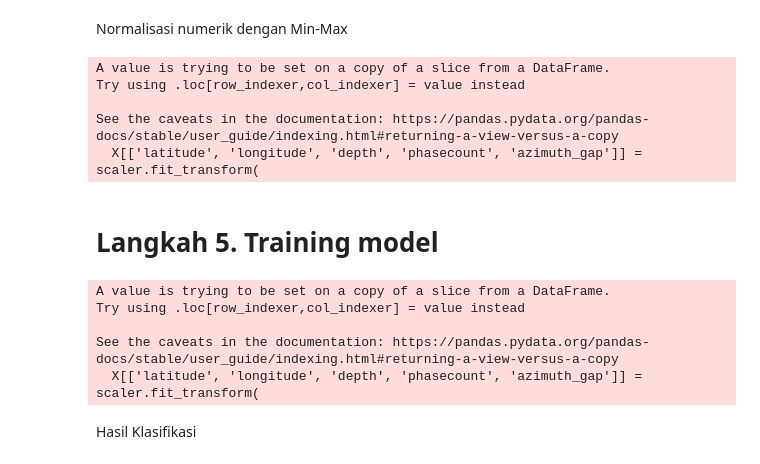
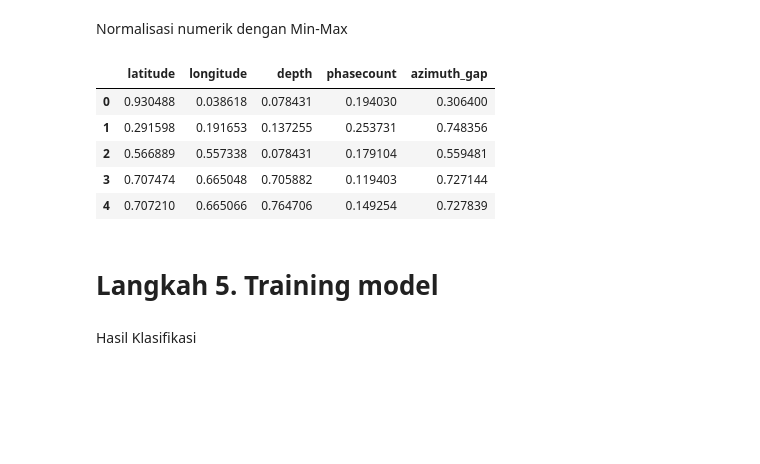
Before and after one commit to Faris0520/filecolab, a Jupyter notebook: Data Mining/Jurnal_Penambangan.ipynb, the cells around one changed output. Cells and saved outputs as stored; diff of their text form; code cells hidden in the pictures; blank space fills up the shorter version.

```diff
--- a/Data Mining/Jurnal_Penambangan.ipynb
+++ b/Data Mining/Jurnal_Penambangan.ipynb
@@ -285,20 +266,24 @@ Normalisasi numerik dengan Min-Max
 # %%
 from sklearn.preprocessing import MinMaxScaler
 
 features = ['latitude', 'longitude', 'depth', 'phasecount', 'azimuth_gap', 'mag_type_encoded']
-X = df[features]
+
+X = df[features].copy()
 y = df['kategori_magnitude']
 
-# Normalisasi fitur numerik
 scaler = MinMaxScaler()
 X[['latitude', 'longitude', 'depth', 'phasecount', 'azimuth_gap']] = scaler.fit_transform(
-    X[['latitude', 'longitude', 'depth', 'phasecount', 'azimuth_gap']])
+    X[['latitude', 'longitude', 'depth', 'phasecount', 'azimuth_gap']]
+)
+
+X[['latitude', 'longitude', 'depth', 'phasecount', 'azimuth_gap']].head()
 # %% [output]
-A value is trying to be set on a copy of a slice from a DataFrame.
-Try using .loc[row_indexer,col_indexer] = value instead
-
-See the caveats in the documentation: https://pandas.pydata.org/pandas-docs/stable/user_guide/indexing.html#returning-a-view-versus-a-copy
-  X[['latitude', 'longitude', 'depth', 'phasecount', 'azimuth_gap']] = scaler.fit_transform(
+|  | latitude | longitude | depth | phasecount | azimuth_gap |
+| 0 | 0.930488 | 0.038618 | 0.078431 | 0.194030 | 0.306400 |
+| 1 | 0.291598 | 0.191653 | 0.137255 | 0.253731 | 0.748356 |
+| 2 | 0.566889 | 0.557338 | 0.078431 | 0.179104 | 0.559481 |
+| 3 | 0.707474 | 0.665048 | 0.705882 | 0.119403 | 0.727144 |
+| 4 | 0.707210 | 0.665066 | 0.764706 | 0.149254 | 0.727839 |
 # %% [markdown]
 # **Langkah 5. Training model**
 # %%
@@ -321,13 +306,14 @@ df['location_encoded'] = le_location.fit_transform(df['location'])
 
 # Pilih fitur dan target
 features = ['latitude', 'longitude', 'depth', 'phasecount', 'azimuth_gap', 'mag_type_encoded']
-X = df[features]
+X = df[features].copy()
 y = df['kategori_magnitude']
 
 # Normalisasi fitur numerik
 scaler = MinMaxScaler()
 X[['latitude', 'longitude', 'depth', 'phasecount', 'azimuth_gap']] = scaler.fit_transform(
-    X[['latitude', 'longitude', 'depth', 'phasecount', 'azimuth_gap']])
+    X[['latitude', 'longitude', 'depth', 'phasecount', 'azimuth_gap']]
+)
 
 # Split data latih dan uji
 X_train, X_test, y_train, y_test = train_test_split(
@@ -342,12 +328,6 @@ y_pred = model.predict(X_test)
 
 # Evaluasi
 acc = accuracy_score(y_test, y_pred)
-# %% [output]
-A value is trying to be set on a copy of a slice from a DataFrame.
-Try using .loc[row_indexer,col_indexer] = value instead
-
-See the caveats in the documentation: https://pandas.pydata.org/pandas-docs/stable/user_guide/indexing.html#returning-a-view-versus-a-copy
-  X[['latitude', 'longitude', 'depth', 'phasecount', 'azimuth_gap']] = scaler.fit_transform(
 # %% [markdown]
 Hasil Klasifikasi
 # %%
```
Also changed, not shown: parts of 11 cells of this notebook.
